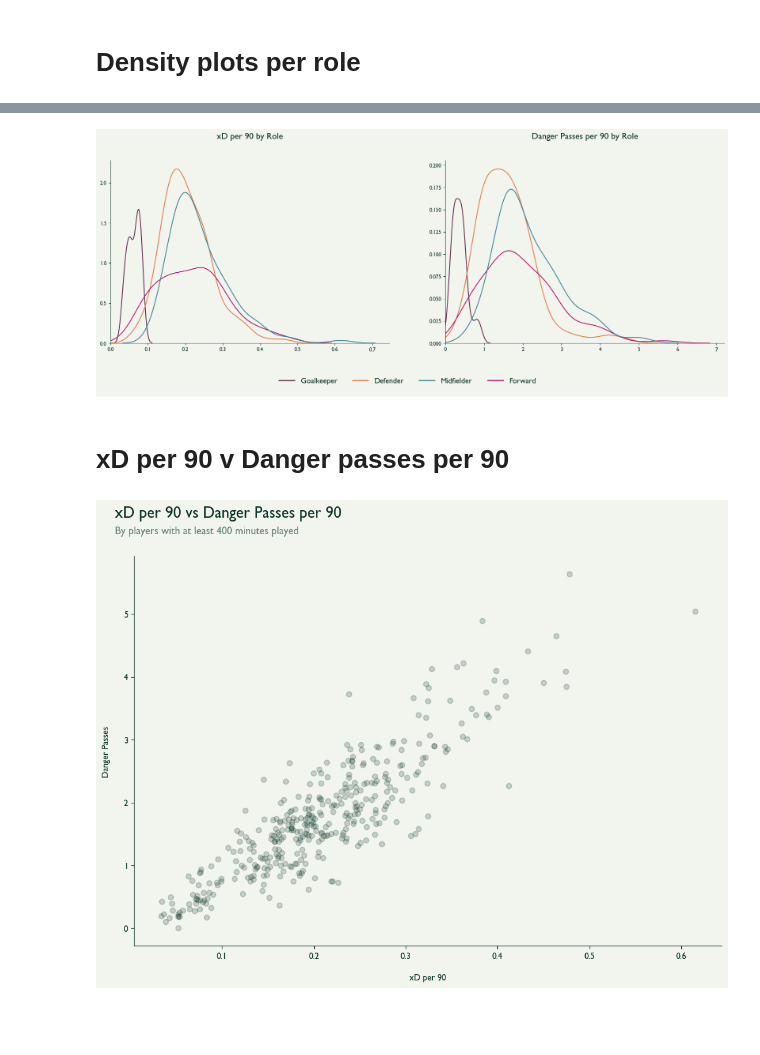
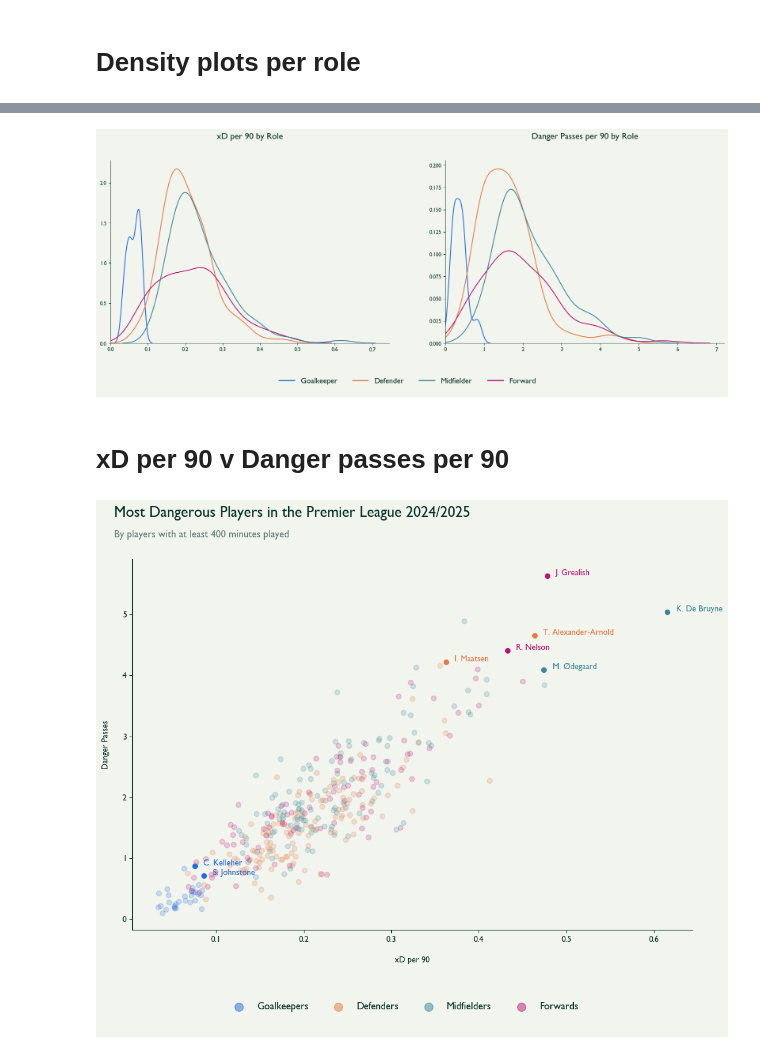
Before and after one commit to MarijnSt/soccermatics-project-2, a Jupyter notebook: visualisations.ipynb, the cells around one changed output, grey strips where cells are left out. Cells and saved outputs as stored; diff of their text form; code cells hidden in the pictures; blank space fills up the shorter version.

Commit message:
danger passes v xd per 90

```diff
--- a/visualisations.ipynb
+++ b/visualisations.ipynb
@@ -39,7 +38,7 @@ Name: count, dtype: int64
 # Colors
 background_color = "#f2f4ee"
 dark_color = "#053225"
-keeper_color = "#632A50"
+keeper_color = "#226CE0"
 defender_color = "#E57A44"
 midfielder_color = "#388697"
 forward_color = "#B91372"
@@ -95,9 +94,6 @@ ax1.spines['right'].set_visible(False)
 ax2.spines['top'].set_visible(False)
 ax2.spines['right'].set_visible(False)
 
-# Adjust layout to prevent overlap
-#fig.suptitle('Distribution of Metrics by Role', color=dark_color, y=1.08, fontweight='bold', fontsize=18)
-
 # Custom legend
 legend_ax = fig.add_axes([0.15, -0.1, 0.7, 0.1])  # Smaller axes below for legend
 legend_ax.axis('off')  # Hide the axes
@@ -116,51 +112,81 @@ plt.savefig('distribution_of_metrics_by_role.png',
 
 plt.show()
 # %% [output]
-[figure, old version]
+[figure, new version]
 # %% [markdown]
 # xD per 90 v Danger passes per 90
 # %%
 # Init plot
 fig, ax = plt.subplots(figsize=(12, 8))
 fig.set_facecolor(background_color)
 ax.set_facecolor(background_color)
 plt.rcParams['font.family'] = 'Gill Sans'
 plt.rcParams.update({
     'text.color': dark_color,
     'axes.labelcolor': dark_color,
     'axes.edgecolor': dark_color,
     'xtick.color': dark_color,
     'ytick.color': dark_color,
     'grid.color': dark_color,
 })
 
 # Set titles and labels
-plt.suptitle('xD per 90 vs Danger Passes per 90', fontweight='bold', fontsize=18, ha='left', x=0.1, y=0.98)
+plt.suptitle('Most Dangerous Players in the Premier League 2024/2025', fontweight='bold', fontsize=18, ha='left', x=0.1, y=0.99)
 plt.text(0.1, 0.92, 'By players with at least 400 minutes played', ha='left', va='bottom', transform=plt.gcf().transFigure, fontsize=12, color=dark_color, alpha=0.6)
 plt.xlabel('xD per 90', labelpad=15)
 plt.ylabel('Danger Passes', labelpad=15)
 
-# Scatter plot of dribbles per 90 and dribble success rate
+# First normalize both metrics for each role
+for role in data['role'].unique():
+    role_data = data[data['role'] == role]
+
+    # Normalize xD per 90
+    data.loc[data['role'] == role, 'xD_normalized'] = (role_data['xD_per_90'] - role_data['xD_per_90'].min()) / (role_data['xD_per_90'].max() - role_data['xD_per_90'].min())
+
+    # Normalize danger passes per 90
+    data.loc[data['role'] == role, 'danger_passes_normalized'] = (role_data['danger_passes_per_90'] - role_data['danger_passes_per_90'].min()) / (role_data['danger_passes_per_90'].max() - role_data['danger_passes_per_90'].min())
+
+# Create combined danger score
+data['danger_score'] = data['xD_normalized'] + data['danger_passes_normalized']
+
+# Get top 3 most dangerous players for each role
+top_players = data.groupby('role').apply(lambda x: x.nlargest(2, 'danger_score')).reset_index(drop=True)
+
+# Your existing plot code...
 for i, row in data.iterrows():
-    plt.scatter(row['xD_per_90'], row['danger_passes_per_90'], color=dark_color, alpha=.2)
+    color = role_colors[row['role']]
+    plt.scatter(row['xD_per_90'], row['danger_passes_per_90'], color=color, alpha=.2)
 
-# Get important players: top 3 per 90 and top 3 per success rate
-# df_top_per_90 = df_filtered.sort_values('dribbles_per_90', ascending=False).head(3)
-# df_top_success_rate = df_filtered.sort_values('dribble_success_rate', ascending=False).head(3)
+# Add labels for top players
+for i, row in top_players.iterrows():
+    color = role_colors[row['role']]
+    plt.scatter(row['xD_per_90'], row['danger_passes_per_90'], color=color, alpha=1, s=30)
+    plt.text(row['xD_per_90'] + 0.01, row['danger_passes_per_90'] + 0.01,
+             row['shortName'],
+             color=color,
+             fontsize=10,
+             fontweight='bold')
 
-# Plot important player names
-# for i, row in df_top_per_90.iterrows():
-#     alpha = 1.0 if row['player_name'] == 'Jeremy Doku' else 0.4
-#     plt.text(x = row['dribbles_per_90'] + 0.08, y = row['dribble_success_rate'] + 0.3, s=row['player_name'], fontsize=10, alpha=alpha)
+# Custom legend
+legend_ax = fig.add_axes([0.15, -0.1, 0.7, 0.1])  # Smaller axes below for legend
+legend_ax.axis('off')  # Hide the axes
 
-# for i, row in df_top_success_rate.iterrows():
-#     alpha = 1.0 if row['player_name'] == 'Jeremy Doku' else 0.4
-#     plt.text(x = row['dribbles_per_90'] + 0.08, y = row['dribble_success_rate'] + 0.3, s=row['player_name'], fontsize=10, alpha=alpha)
+# Create legend handles and labels using scatter plots
+legend_handles = [plt.scatter([], [], color=role_colors[role], alpha=.5, s=100) for role in role_colors]
+legend_labels = ["Goalkeepers", "Defenders", "Midfielders", "Forwards"]
+legend_ax.legend(legend_handles, legend_labels, loc='center', ncol=len(role_colors), frameon=False, fontsize=12)
 
 # Remove spines
 ax.spines['top'].set_visible(False)
 ax.spines['right'].set_visible(False)
 
+# Adjust layout and margins
+plt.savefig('dangerous-passes-per-90-vs-xd-per-90.png',
+            bbox_inches='tight',
+            pad_inches=0.5,  # Adjust this value to control the padding
+            facecolor=background_color,
+            dpi=300)
+
 plt.show()
 # %% [output]
-[figure, old version]
+[figure, new version]
```
Also changed, not shown: parts of 3 cells of this notebook, 4 other files.
